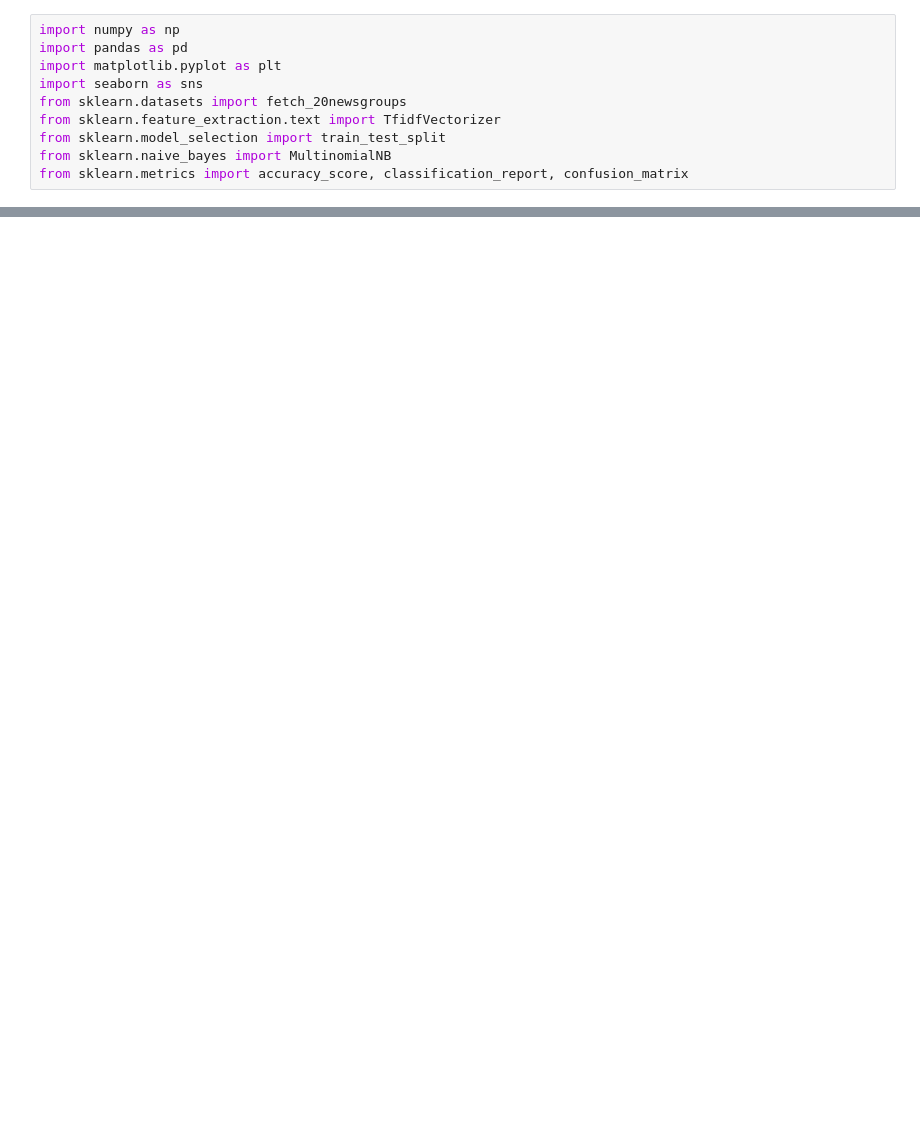
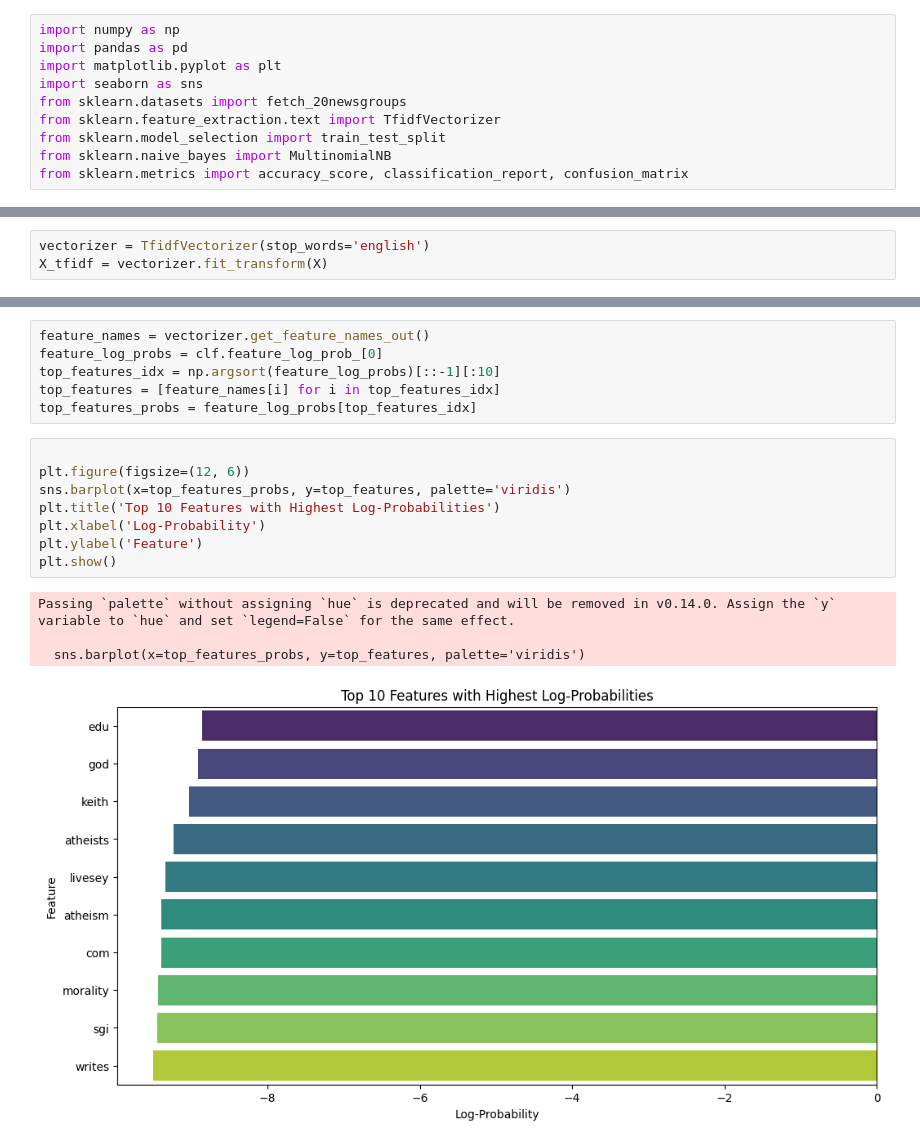
Before and after one commit to Mrityunjya/News_classifier, a Jupyter notebook: news_classifier.ipynb, the cells around one changed output, grey strips where cells are left out. Drawn from its saved outputs; the diff is of its cells as text; blank space fills up the shorter version.

```diff
--- a/news_classifier.ipynb
+++ b/news_classifier.ipynb
@@ -17,0 +16,3 @@ NameError: name 'fetch_20newsgroups' is not defined
+# %%
+vectorizer = TfidfVectorizer(stop_words='english')
+X_tfidf = vectorizer.fit_transform(X)
@@ -17,0 +66,19 @@ NameError: name 'fetch_20newsgroups' is not defined
+# %%
+feature_names = vectorizer.get_feature_names_out()
+feature_log_probs = clf.feature_log_prob_[0]
+top_features_idx = np.argsort(feature_log_probs)[::-1][:10]
+top_features = [feature_names[i] for i in top_features_idx]
+top_features_probs = feature_log_probs[top_features_idx]
+# %%
+
+plt.figure(figsize=(12, 6))
+sns.barplot(x=top_features_probs, y=top_features, palette='viridis')
+plt.title('Top 10 Features with Highest Log-Probabilities')
+plt.xlabel('Log-Probability')
+plt.ylabel('Feature')
+plt.show()
+# %% [output]
+Passing `palette` without assigning `hue` is deprecated and will be removed in v0.14.0. Assign the `y` variable to `hue` and set `legend=False` for the same effect.
+
+  sns.barplot(x=top_features_probs, y=top_features, palette='viridis')
+[figure, added]
```
Also changed, not shown: parts of 11 cells of this notebook.
